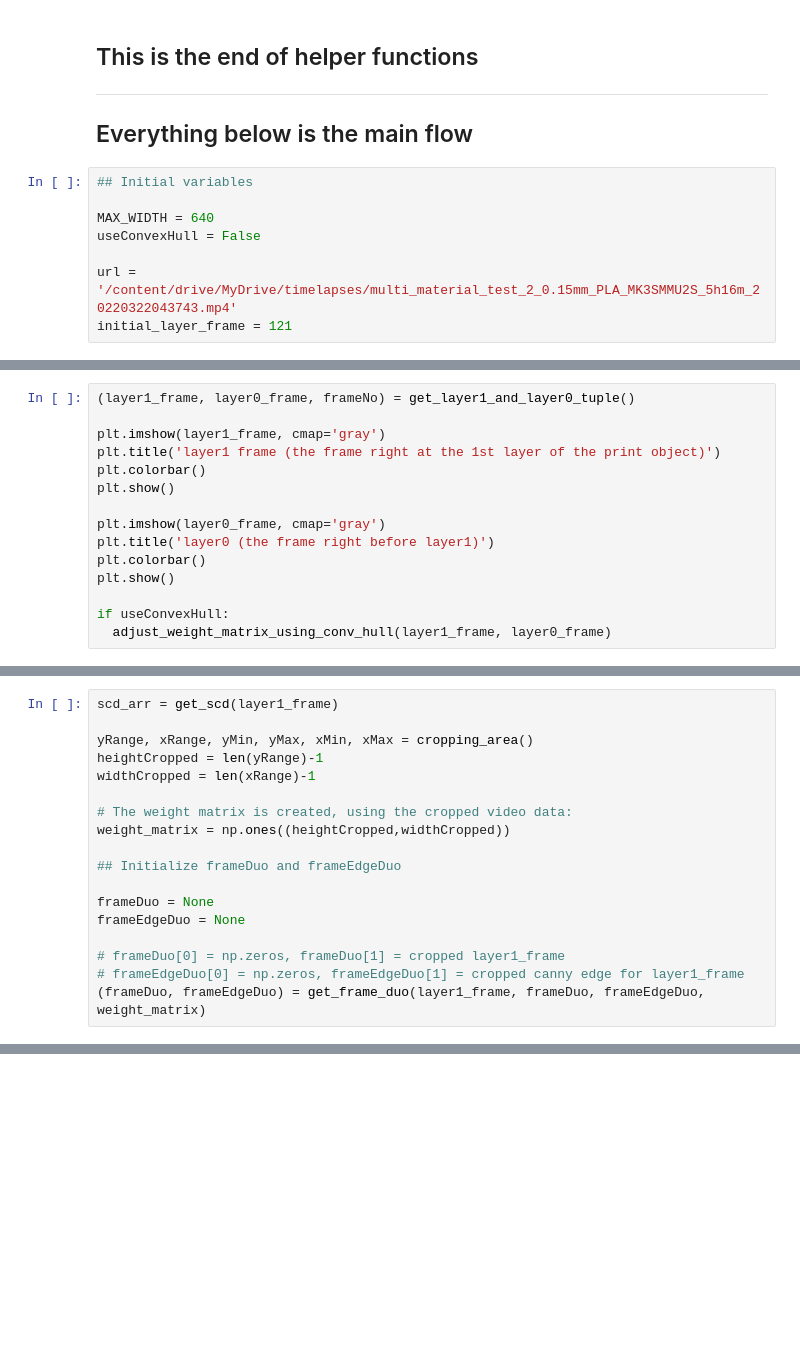
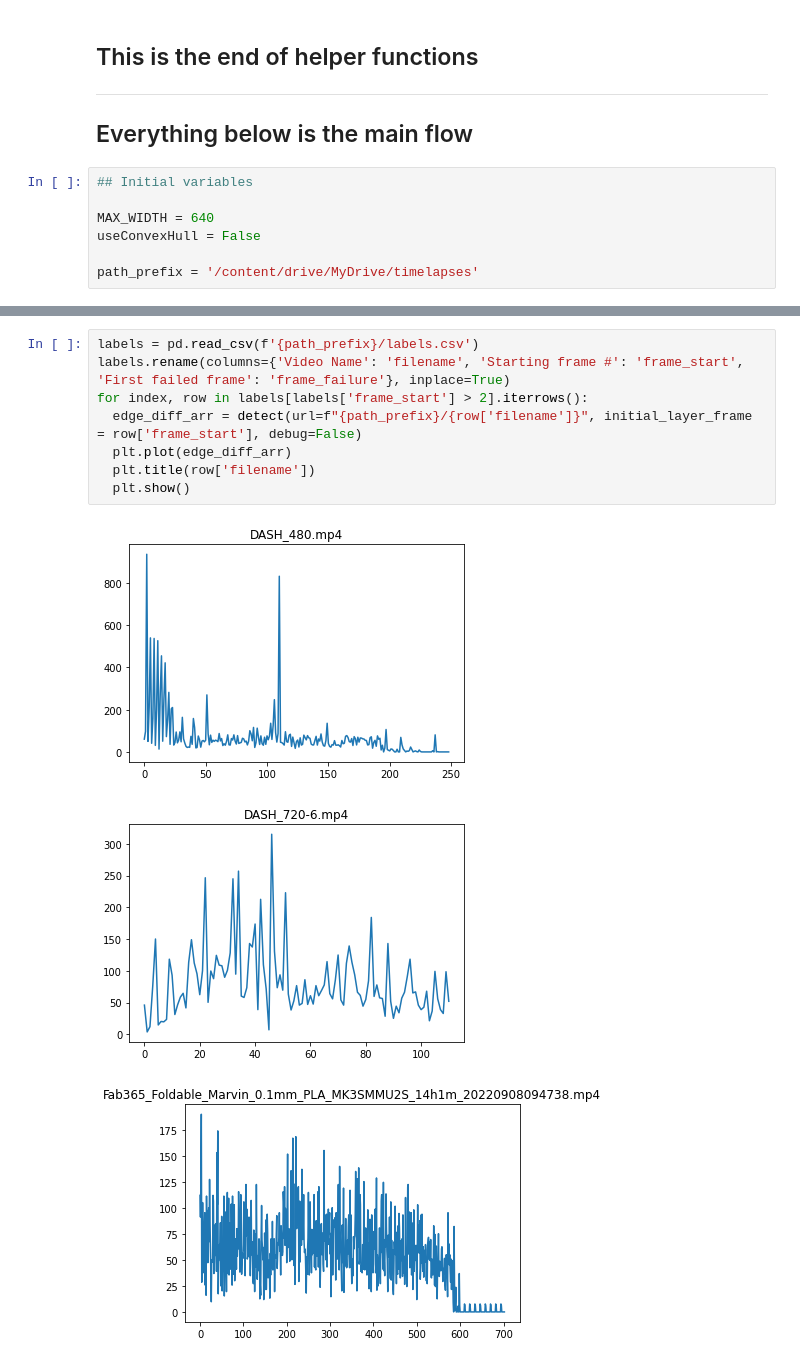
Before and after one commit to kennethjiang/3DPrintSaviour, a Jupyter notebook: Anomaly_Detection_Nezih.ipynb, the cells around one changed output, grey strips where cells are left out. Saved outputs shown, nothing was run; the diff lists cells and outputs as text; blank space fills up the shorter version.

```diff
--- a/Anomaly_Detection_Nezih.ipynb
+++ b/Anomaly_Detection_Nezih.ipynb
@@ -476,5 +500,4 @@ def get_frame_duo(new_frame, frameDuo, frameEdgeDuo, weight_matrix):
 MAX_WIDTH = 640
 useConvexHull = False
 
-url = '/content/drive/MyDrive/timelapses/multi_material_test_2_0.15mm_PLA_MK3SMMU2S_5h16m_20220322043743.mp4'
-initial_layer_frame = 121
+path_prefix = '/content/drive/MyDrive/timelapses'
@@ -497,15 +503,0 @@ W: 640, H: 480
-# %%
-(layer1_frame, layer0_frame, frameNo) = get_layer1_and_layer0_tuple()
-
-plt.imshow(layer1_frame, cmap='gray')
-plt.title('layer1 frame (the frame right at the 1st layer of the print object)')
-plt.colorbar()
-plt.show()
-
-plt.imshow(layer0_frame, cmap='gray')
-plt.title('layer0 (the frame right before layer1)')
-plt.colorbar()
-plt.show()
-
-if useConvexHull:
-  adjust_weight_matrix_using_conv_hull(layer1_frame, layer0_frame)
@@ -515,18 +503,0 @@ if useConvexHull:
-# %%
-scd_arr = get_scd(layer1_frame)
-
-yRange, xRange, yMin, yMax, xMin, xMax = cropping_area()
-heightCropped = len(yRange)-1
-widthCropped = len(xRange)-1
-
-# The weight matrix is created, using the cropped video data:
-weight_matrix = np.ones((heightCropped,widthCropped))
-
-## Initialize frameDuo and frameEdgeDuo
-
-frameDuo = None
-frameEdgeDuo = None
-
-# frameDuo[0] = np.zeros, frameDuo[1] = cropped layer1_frame
-# frameEdgeDuo[0] = np.zeros, frameEdgeDuo[1] = cropped canny edge for layer1_frame
-(frameDuo, frameEdgeDuo) = get_frame_duo(layer1_frame, frameDuo, frameEdgeDuo, weight_matrix)
@@ -538,0 +586,12 @@ while (cap.isOpened() and (frameNo <= totalFrames - 1)):
+# %%
+labels = pd.read_csv(f'{path_prefix}/labels.csv')
+labels.rename(columns={'Video Name': 'filename', 'Starting frame #': 'frame_start', 'First failed frame': 'frame_failure'}, inplace=True)
+for index, row in labels[labels['frame_start'] > 2].iterrows():
+  edge_diff_arr = detect(url=f"{path_prefix}/{row['filename']}", initial_layer_frame = row['frame_start'], debug=False)
+  plt.plot(edge_diff_arr)
+  plt.title(row['filename'])
+  plt.show()
+# %% [output]
+[figure, added]
+[figure, added]
+[figure, added]
```
Also changed, not shown: parts of 12 cells of this notebook.
